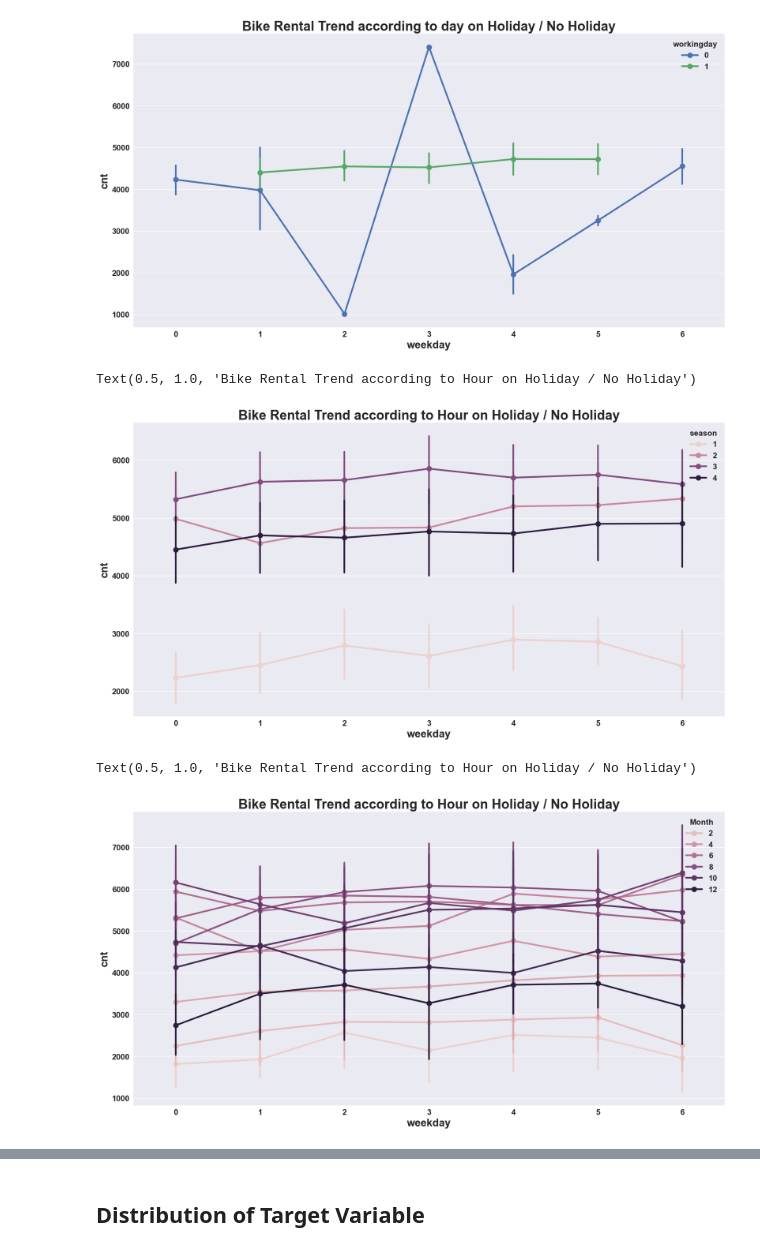
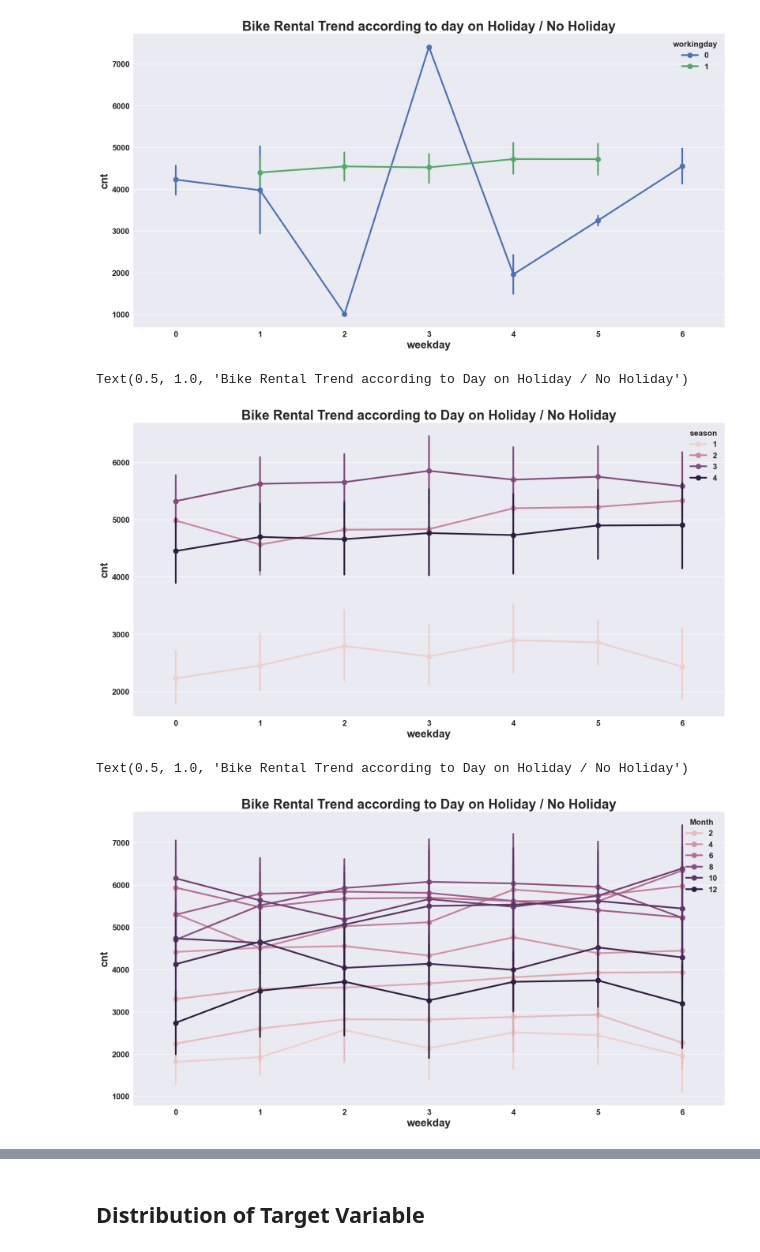
Before and after one commit to springboardmentor29803v-cpu/RideWise-Predicting-Bike-sharing-Demand, a Jupyter notebook: Project.ipynb, the cells around one changed output, grey strips where cells are left out. Saved outputs shown, nothing was run; the diff lists cells and outputs as text; code cells hidden in the pictures.

```diff
--- a/Project.ipynb
+++ b/Project.ipynb
@@ -330,17 +330,17 @@ Text(0.5, 1.0, 'Bike Rental Trend according to day on Holiday / No Holiday')
 # %%
 plt.figure(figsize=(20,10))
 sns.pointplot(x = dataset['weekday'],y = dataset['cnt'],hue = dataset['season'])
-plt.title("Bike Rental Trend according to Hour on Holiday / No Holiday")
+plt.title("Bike Rental Trend according to Day on Holiday / No Holiday")
 # %% [output]
-Text(0.5, 1.0, 'Bike Rental Trend according to Hour on Holiday / No Holiday')
+Text(0.5, 1.0, 'Bike Rental Trend according to Day on Holiday / No Holiday')
-[figure, old version]
+[figure, new version]
 # %%
 plt.figure(figsize=(20,10))
 sns.pointplot(x = dataset['weekday'],y = dataset['cnt'],hue = dataset['Month'])
-plt.title("Bike Rental Trend according to Hour on Holiday / No Holiday")
+plt.title("Bike Rental Trend according to Day on Holiday / No Holiday")
 # %% [output]
-Text(0.5, 1.0, 'Bike Rental Trend according to Hour on Holiday / No Holiday')
+Text(0.5, 1.0, 'Bike Rental Trend according to Day on Holiday / No Holiday')
-[figure, old version]
+[figure, new version]
 # %%
 plt.figure(figsize=(20,10))
 sns.pointplot(x = dataset['weekday'],y = dataset['cnt'],hue = dataset['Weekdays_or_weekend'])
```
Also changed, not shown: parts of 58 cells of this notebook.
